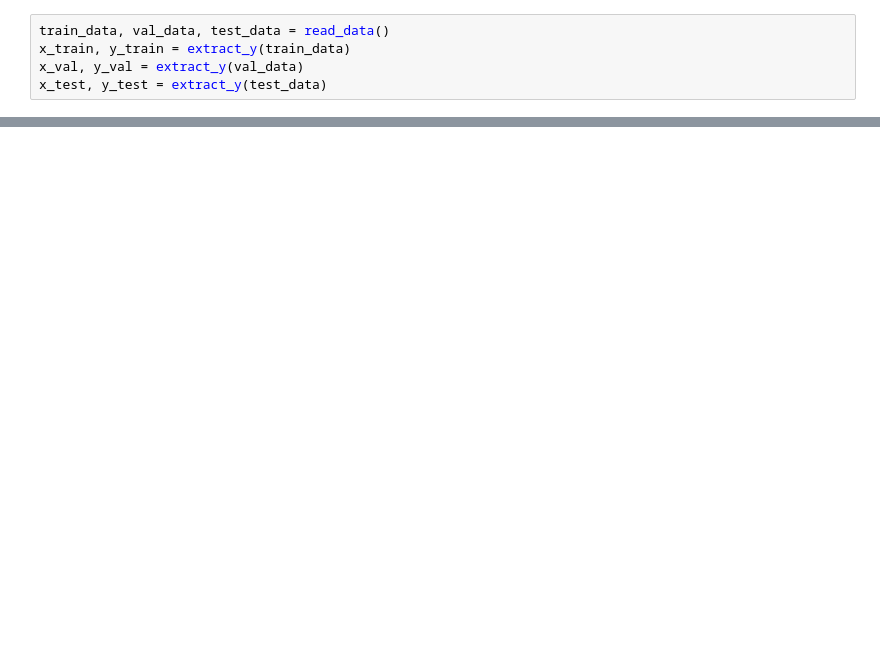
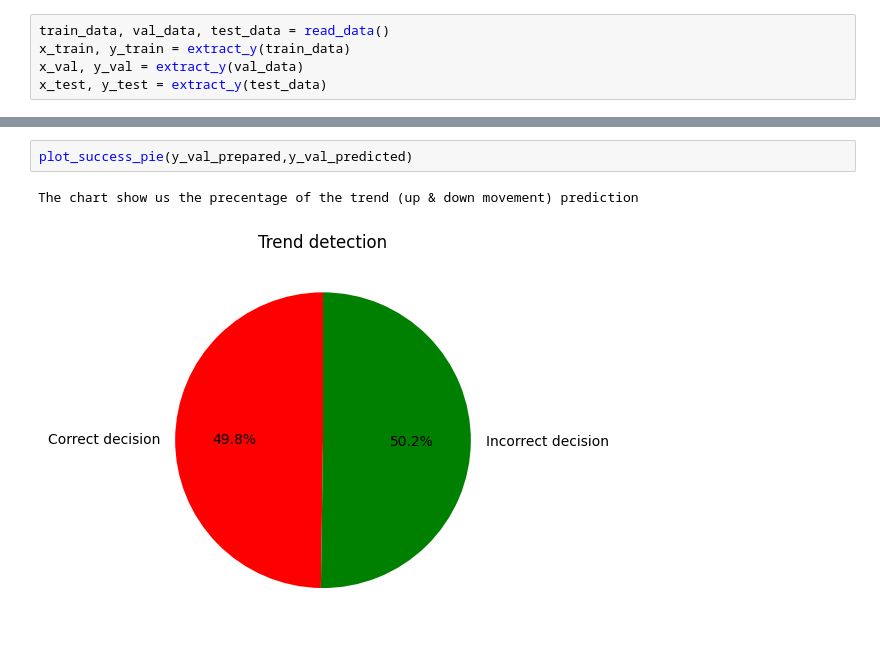
Before and after one commit to DorAgababa/TradingBotAI, a Jupyter notebook: model_type_a.ipynb, the cells around one changed output, grey strips where cells are left out. Cells and saved outputs as stored; diff of their text form; blank space fills up the shorter version.

```diff
--- a/model_type_a.ipynb
+++ b/model_type_a.ipynb
@@ -367,0 +541,5 @@ plot_errors(train_loss, val_loss, train_mae, val_mae , title_prefix='Model Perfo
+# %%
+plot_success_pie(y_val_prepared,y_val_predicted)
+# %% [output]
+The chart show us the precentage of the trend (up & down movement) prediction
+[figure, added]
```
Also changed, not shown: parts of 16 cells of this notebook.
